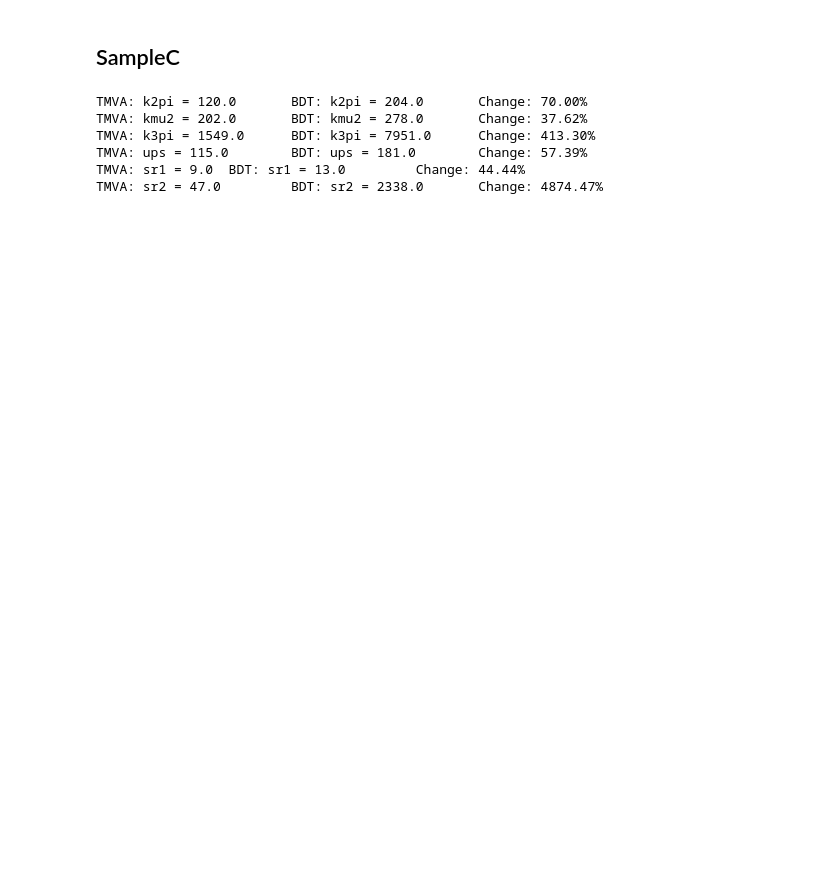
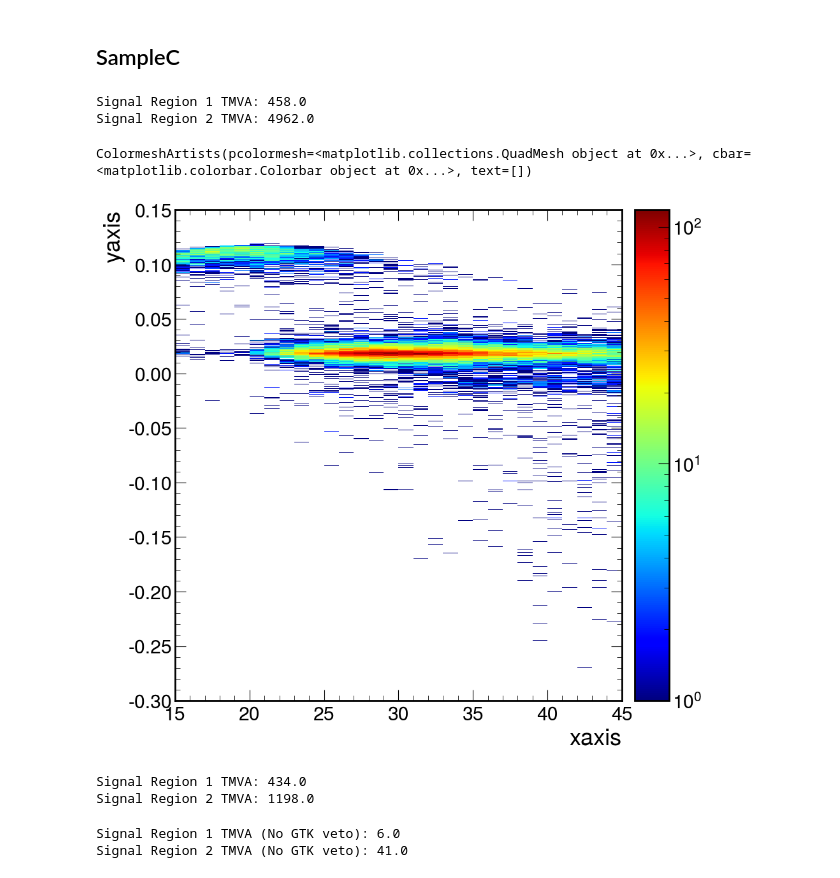
Before and after one commit to ChandlerKenworthy/Upstream, a Jupyter notebook: TreeEvaluation.ipynb, the cells around one changed output. Saved outputs shown, nothing was run; the diff lists cells and outputs as text; code cells hidden in the pictures; blank space fills up the shorter version.

Commit message:
Switch to bayesian K-pi matched sampls

```diff
--- a/TreeEvaluation.ipynb
+++ b/TreeEvaluation.ipynb
@@ -17,8 +14,0 @@ hep.style.use(hep.style.ROOT)
-# %%
-with up.open("./data/2022_upstream_acceptance_test.root:PNNAnalysis") as f:
-    # Standard PNN selection excluding kinematic regions, NOT blinded!
-    # Only difference is old TMVA vs new BDT (XGB)
-    mmiss_cur = f["upstream_old_mmiss_vs_p"].to_hist()
-    mmiss_new = f["upstream_new_mmiss_vs_p"].to_hist()
-    region_cur = f["upstream_old_region"].to_hist()
-    region_new = f["upstream_new_region"].to_hist()
@@ -75,0 +33,5 @@ These results look suspiciously good...maybe we have just vetoed basically all o
+# %%
+h = {}
+with up.open("./data/NewFW/Kpinn_Run12_11_noov_Kaon7.root:PNNAnalysis") as f:
+    for k in f.keys():
+        h[k.replace(";1","")] = f[k].to_hist()
@@ -76,23 +66,35 @@ These results look suspiciously good...maybe we have just vetoed basically all o
 # %% [markdown]
 ## SampleC
-# %%
-with up.open("./data/pprich1/2022_upstream_sampleC.root:PNNAnalysis") as f:
-    # Standard PNN selection excluding kinematic regions, NOT blinded!
-    # non-overlaid MC
-    #preds = f["upstream_new_pred"].to_hist()
-    mmiss_cur = f["upstream_old_mmiss_vs_p"].to_hist()
-    mmiss_new = f["upstream_new_mmiss_vs_p"].to_hist()
-    region_cur = f["upstream_old_region"].to_hist()
-    region_new = f["upstream_new_region"].to_hist()
-# %%
-rois = ['k2pi', 'kmu2', 'k3pi', 'ups', 'sr1', 'sr2'] # We dont look in any control or signal regions
-for r in rois:
-    change = (region_new[regions[r]] - region_cur[regions[r]]) / region_cur[regions[r]] * 100
-    print(f"TMVA: {r} = {region_cur[regions[r]]}\t BDT: {r} = {region_new[regions[r]]}\t Change: {change:.2f}%")
-# %% [output]
-TMVA: k2pi = 120.0       BDT: k2pi = 204.0       Change: 70.00%
-TMVA: kmu2 = 202.0       BDT: kmu2 = 278.0       Change: 37.62%
-TMVA: k3pi = 1549.0      BDT: k3pi = 7951.0      Change: 413.30%
-TMVA: ups = 115.0        BDT: ups = 181.0        Change: 57.39%
-TMVA: sr1 = 9.0  BDT: sr1 = 13.0         Change: 44.44%
-TMVA: sr2 = 47.0         BDT: sr2 = 2338.0       Change: 4874.47%
+# %%
+#h = {}
+#with up.open("./data/fwEvals/2022_sampleC_and_Bkg_Eval_Kaon4.root:PNNAnalysis") as f:
+#    for k in f.keys():
+#        h[k.replace(";1","")] = f[k].to_hist()
+
+h5 = {}
+with up.open("./data/NewFW/2022_t0.143.x_Kaon5.root:PNNAnalysis") as f:
+    for k in f.keys():
+        h5[k.replace(";1","")] = f[k].to_hist()
+# %%
+print(f'Signal Region 1 TMVA: {h5["sampleC_region"].values()[regions["sr1"]]}')
+print(f'Signal Region 2 TMVA: {h5["sampleC_region"].values()[regions["sr2"]]}')
+# %% [output]
+Signal Region 1 TMVA: 458.0
+Signal Region 2 TMVA: 4962.0
+# %%
+h5["sampleC_TMVA_mm2_vs_p"][15j:45j, :].plot(cmap="jet", norm=LogNorm())
+# %% [output]
+ColormeshArtists(pcolormesh=<matplotlib.collections.QuadMesh object at 0x...>, cbar=<matplotlib.colorbar.Colorbar object at 0x...>, text=[])
+[figure, added]
+# %%
+print(f'Signal Region 1 TMVA: {h5["sampleC_TMVA_region"].values()[regions["sr1"]]}')
+print(f'Signal Region 2 TMVA: {h5["sampleC_TMVA_region"].values()[regions["sr2"]]}')
+# %% [output]
+Signal Region 1 TMVA: 434.0
+Signal Region 2 TMVA: 1198.0
+# %%
+print(f'Signal Region 1 TMVA (No GTK veto): {h5["sampleCNoGTK_BDT_region"].values()[regions["sr1"]]}')
+print(f'Signal Region 2 TMVA (No GTK veto): {h5["sampleCNoGTK_BDT_region"].values()[regions["sr2"]]}')
+# %% [output]
+Signal Region 1 TMVA (No GTK veto): 6.0
+Signal Region 2 TMVA (No GTK veto): 41.0
```
Also changed, not shown: parts of 38 cells of this notebook, 2 other files.
